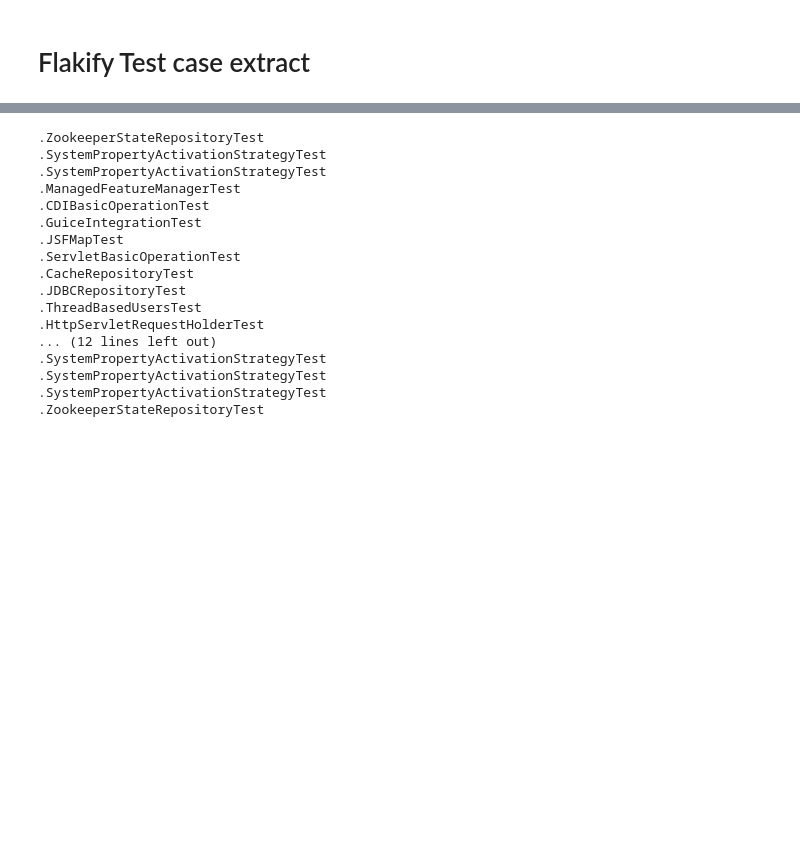
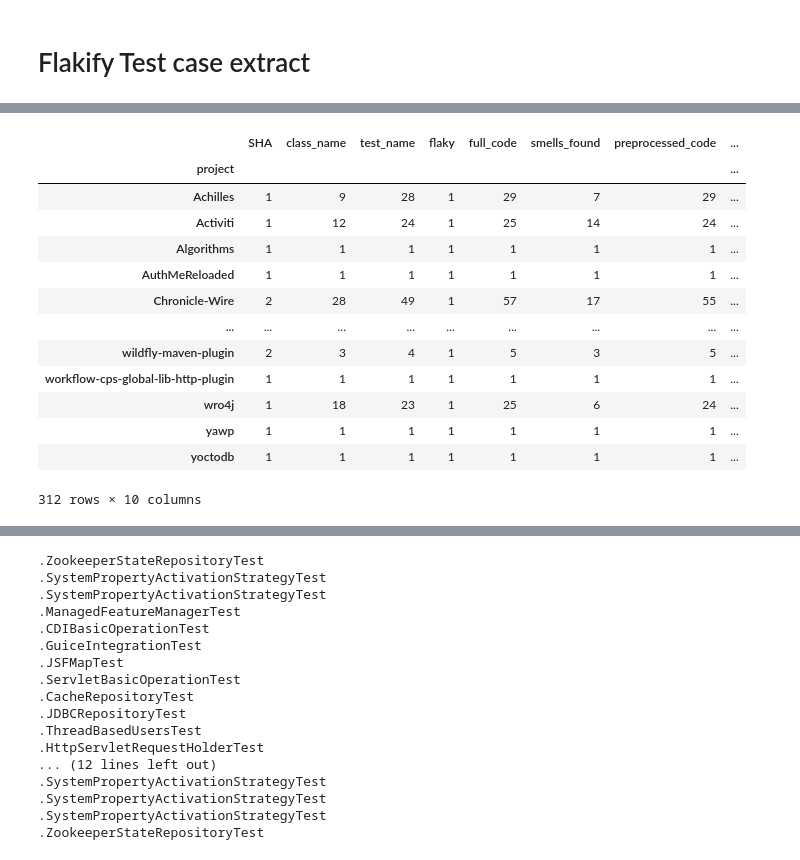
Before and after one commit to Ti-tanium/Software-Test-Project, a Jupyter notebook: test_script/result.ipynb, the cells around one changed output, grey strips where cells are left out. Cells and saved outputs as stored; diff of their text form; code cells hidden in the pictures; blank space fills up the shorter version.

Commit message:
extract data for flakify

```diff
--- a/test_script/result.ipynb
+++ b/test_script/result.ipynb
@@ -109,0 +99,4 @@ import pathlib
+# %%
+IDoFT_dataset = pd.read_csv("../Flakify/dataset/IDoFT/Flakify_IDoFT_dataset.csv")
+print(IDoFT_dataset.shape)
+IDoFT_dataset.head()
@@ -109,0 +111,17 @@ import pathlib
+# %%
+IDoFT_dataset.groupby(by='project').nunique()
+# %% [output]
+|  | SHA | class_name | test_name | flaky | full_code | smells_found | preprocessed_code | ... |
+| project |  |  |  |  |  |  |  | ... |
+| Achilles | 1 | 9 | 28 | 1 | 29 | 7 | 29 | ... |
+| Activiti | 1 | 12 | 24 | 1 | 25 | 14 | 24 | ... |
+| Algorithms | 1 | 1 | 1 | 1 | 1 | 1 | 1 | ... |
+| AuthMeReloaded | 1 | 1 | 1 | 1 | 1 | 1 | 1 | ... |
+| Chronicle-Wire | 2 | 28 | 49 | 1 | 57 | 17 | 55 | ... |
+| ... | ... | ... | ... | ... | ... | ... | ... | ... |
+| wildfly-maven-plugin | 2 | 3 | 4 | 1 | 5 | 3 | 5 | ... |
+| workflow-cps-global-lib-http-plugin | 1 | 1 | 1 | 1 | 1 | 1 | 1 | ... |
+| wro4j | 1 | 18 | 23 | 1 | 25 | 6 | 24 | ... |
+| yawp | 1 | 1 | 1 | 1 | 1 | 1 | 1 | ... |
+| yoctodb | 1 | 1 | 1 | 1 | 1 | 1 | 1 | ... |
+312 rows × 10 columns
```
Also changed, not shown: parts of 12 cells of this notebook, 1 other file.
